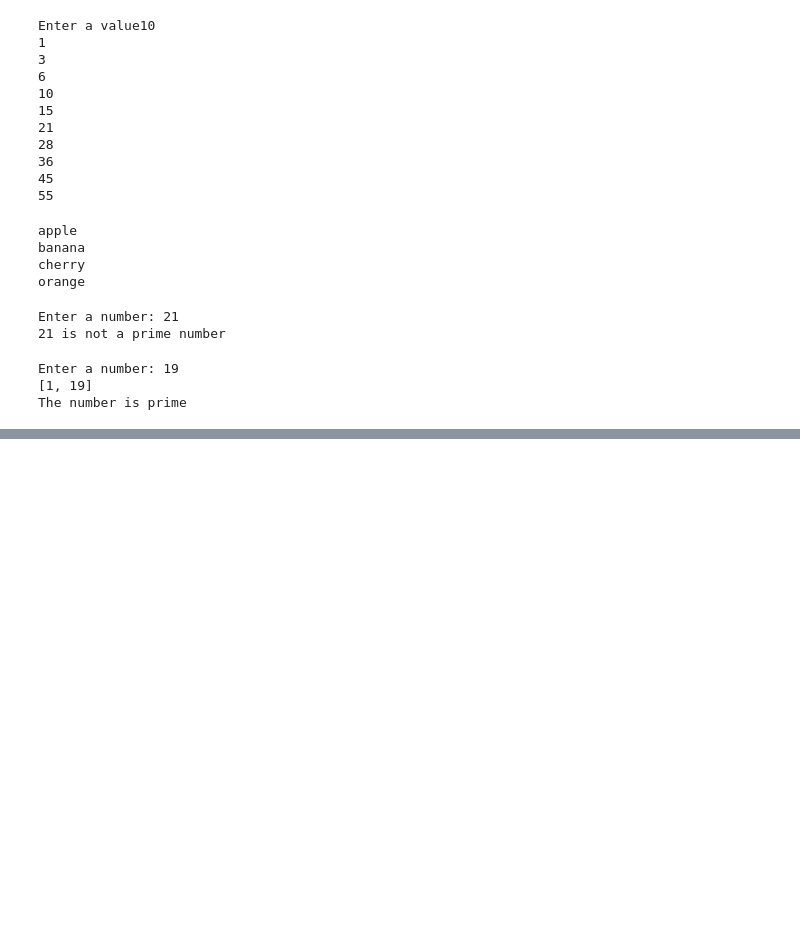
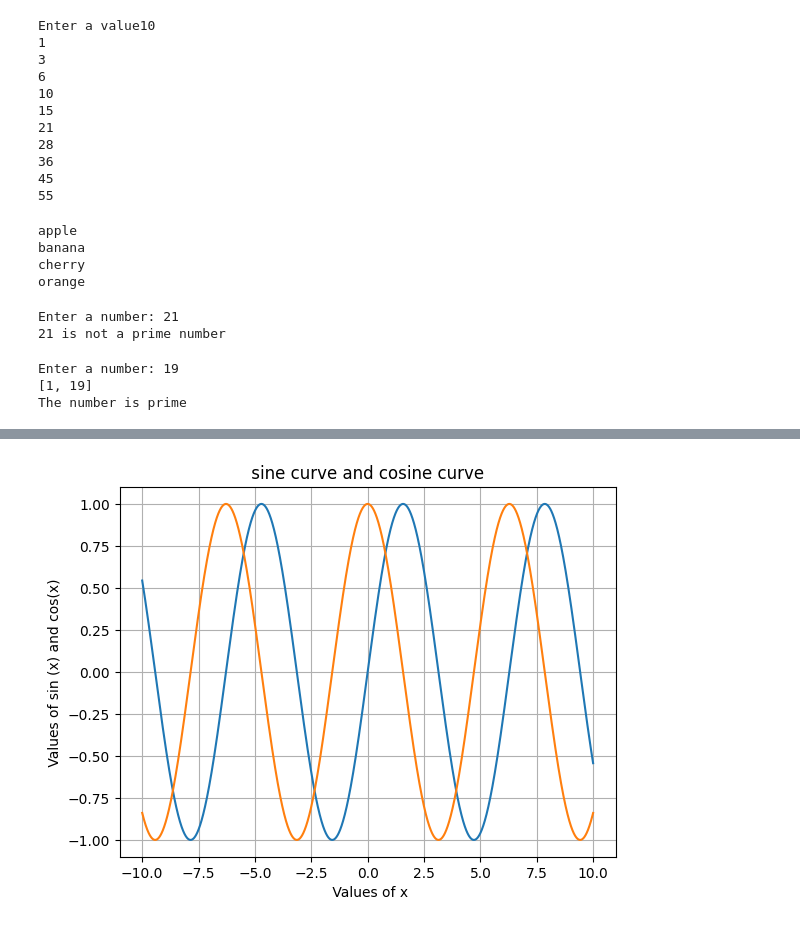
Before and after one commit to dis-craft/G-colab, a Jupyter notebook: srikar.ipynb, the cells around one changed output, grey strips where cells are left out. Saved outputs shown, nothing was run; the diff lists cells and outputs as text; code cells hidden in the pictures; blank space fills up the shorter version.

```diff
--- a/srikar.ipynb
+++ b/srikar.ipynb
@@ -195,0 +257,14 @@ The number is prime
+# %%
+import numpy as np
+import matplotlib . pyplot as plt
+x = np.arange (-10 , 10 , 0.001 )
+y1 = np.sin ( x )
+y2 = np.cos ( x )
+plt . plot (x , y1 ,x , y2 ) # plotting sine and cosine function together with same values of x
+plt . title (" sine curve and cosine curve ")
+plt . xlabel (" Values of x")
+plt . ylabel (" Values of sin (x) and cos(x) ")
+plt . grid ()
+plt . show ()
+# %% [output]
+[figure, added]
```
Also changed, not shown: parts of 7 cells of this notebook.
